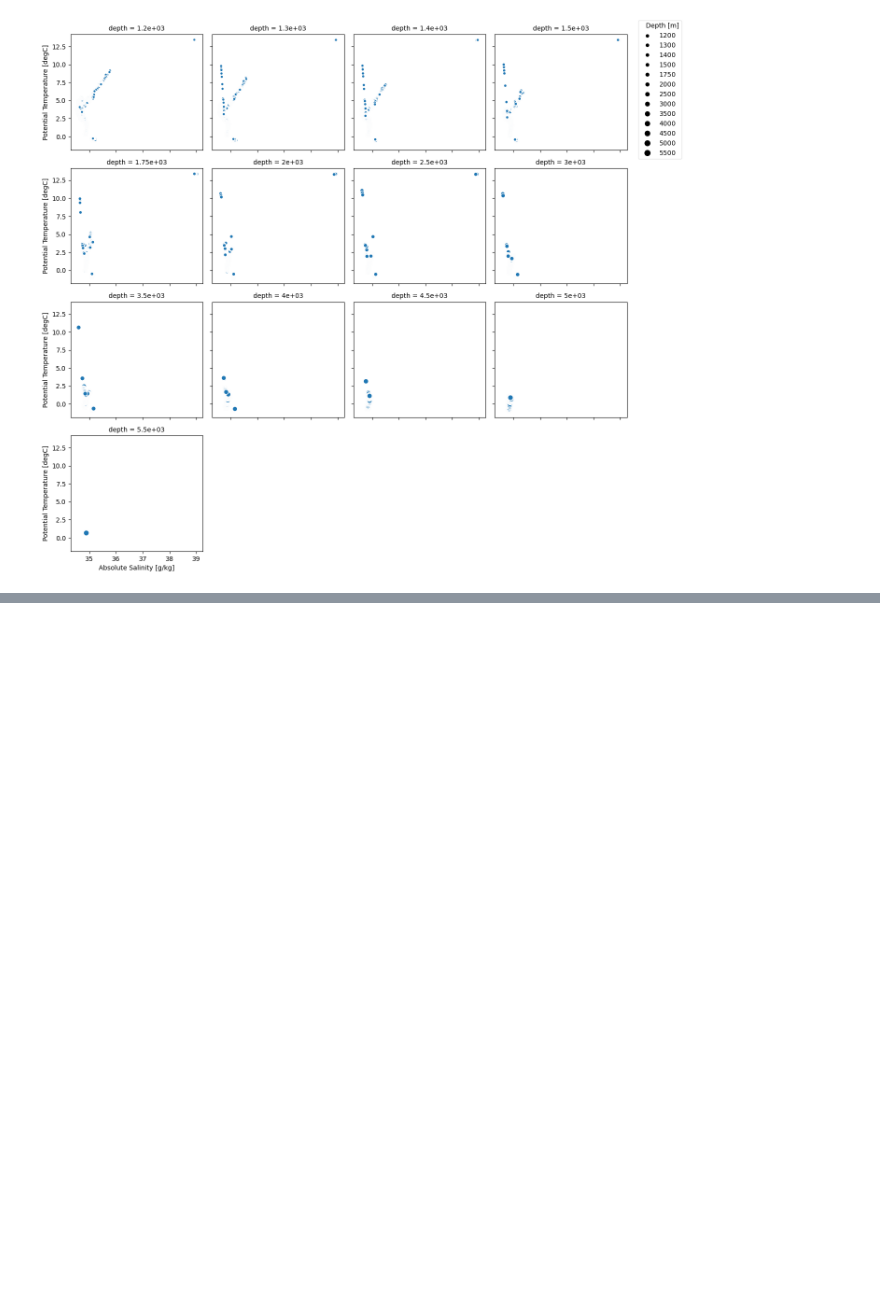
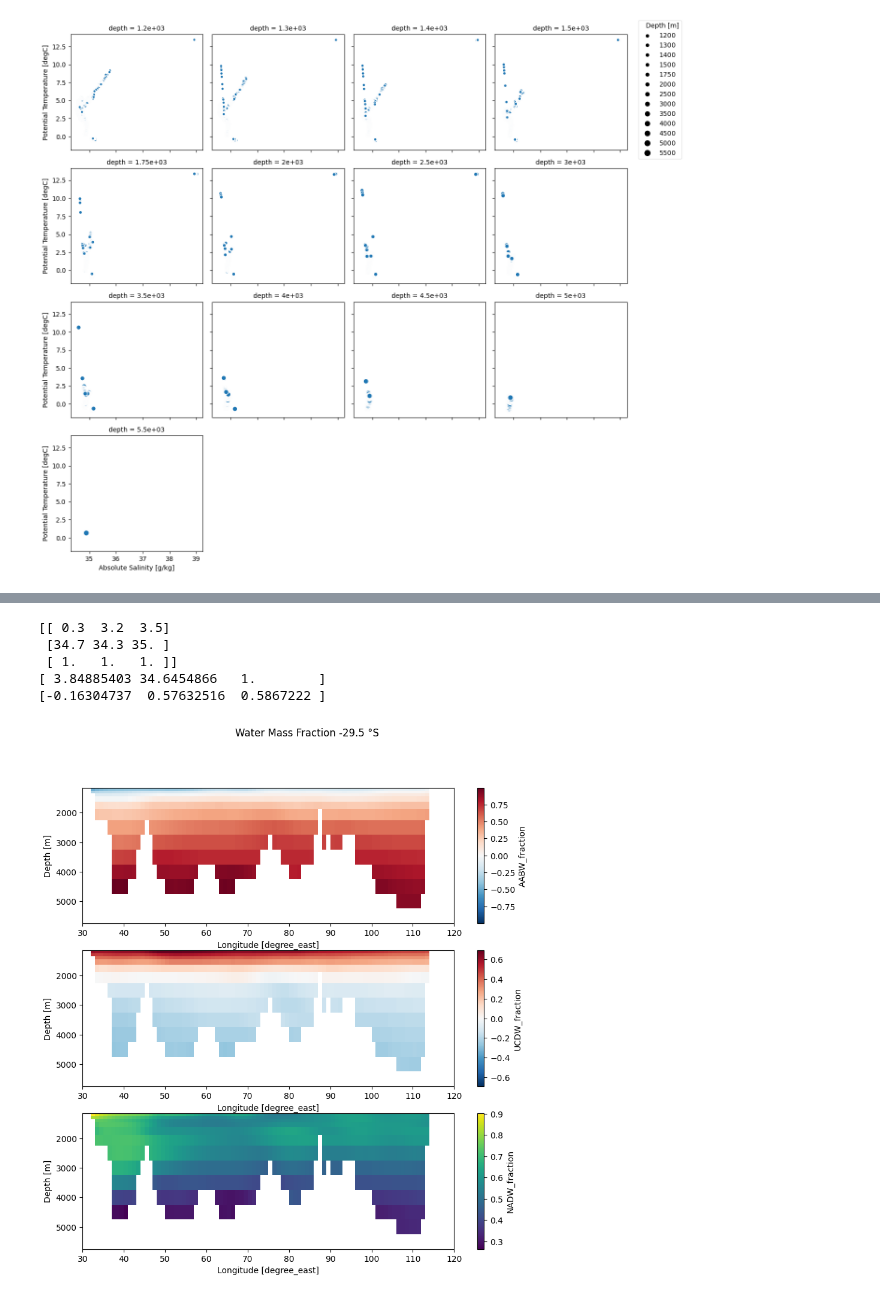
Before and after one commit to JRethemeier/Thermohaline-Circulation, a Jupyter notebook: Assignment4/Assignment4.ipynb, the cells around one changed output, grey strips where cells are left out. Drawn from its saved outputs; the diff is of its cells as text; code cells hidden in the pictures; blank space fills up the shorter version.

Commit message:
attempt 1 math and graph

```diff
--- a/Assignment4/Assignment4.ipynb
+++ b/Assignment4/Assignment4.ipynb
@@ -168,0 +199,72 @@ Text(23.999999999999993, 0.5, 'Potential Temperature [C]')
+# %%
+t1=water_masses.pot_temp[0].data
+t2=water_masses.pot_temp[1].data
+t3=water_masses.pot_temp[2].data
+
+s1=water_masses.abs_sal[0].data
+s2=water_masses.abs_sal[1].data
+s3=water_masses.abs_sal[2].data
+
+x1 = []  #f_AABW,
+x2 = []  #f_UCDW,
+x3 = []  #f_NADW
+
+percentages = [] #f_AABW, f_UCDW, f_NADW
+
+data = levitus_1a.sel(lon=slice(30,120), depth=slice(1200,None))
+
+array_T = data.pot_temp.data
+array_S = data.abs_sal.data
+
+equations = np.array([[t1, t2, t3], [s1, s2, s3], [1, 1, 1]])
+
+sol_array = []
+
+for i in range(len(array_S)):
+    sub_array = []
+    x1_sub = []
+    x2_sub = []
+    x3_sub = []
+    for j in range(len(array_S[i])):
+        solutions = np.array([array_T[i][j], array_S[i][j], 1])
+        sol_array.append(solutions)
+        x_all = np.linalg.solve(equations, solutions)
+        percentages.append(x_all)
+        x1_sub.append(x_all[0])
+        x2_sub.append(x_all[1])
+        x3_sub.append(x_all[2])
+    x1.append(x1_sub)
+    x2.append(x2_sub)
+    x3.append(x3_sub)
+
+data["AABW_fraction"] = (data.abs_sal.dims, x1)
+data["UCDW_fraction"] = (data.abs_sal.dims, x2)
+data["NADW_fraction"] = (data.abs_sal.dims, x3)
+
+print(equations)
+print(sol_array[300])
+print(percentages[300])
+# %% [output]
+[[ 0.3  3.2  3.5]
+ [34.7 34.3 35. ]
+ [ 1.   1.   1. ]]
+[ 3.84885403 34.6454866   1.        ]
+[-0.16304737  0.57632516  0.5867222 ]
+# %%
+fig, axs = plt.subplots(nrows=3, figsize=(10,10))
+fig.suptitle(f"Water Mass Fraction {latitude} °S")
+
+data["AABW_fraction"].plot(x="lon", y="depth", ax=axs[0])
+# axs[0].set_xlabel("")
+axs[0].set_title("")
+axs[0].yaxis.set_inverted(True)
+
+data["UCDW_fraction"].plot(x="lon", y="depth", ax=axs[1])
+axs[1].set_title("")
+axs[1].yaxis.set_inverted(True)
+
+data["NADW_fraction"].plot(x="lon", y="depth", ax=axs[2])
+axs[2].set_title("")
+axs[2].yaxis.set_inverted(True)
+# %% [output]
+[figure, added]
```
Also changed, not shown: parts of 3 cells of this notebook.
